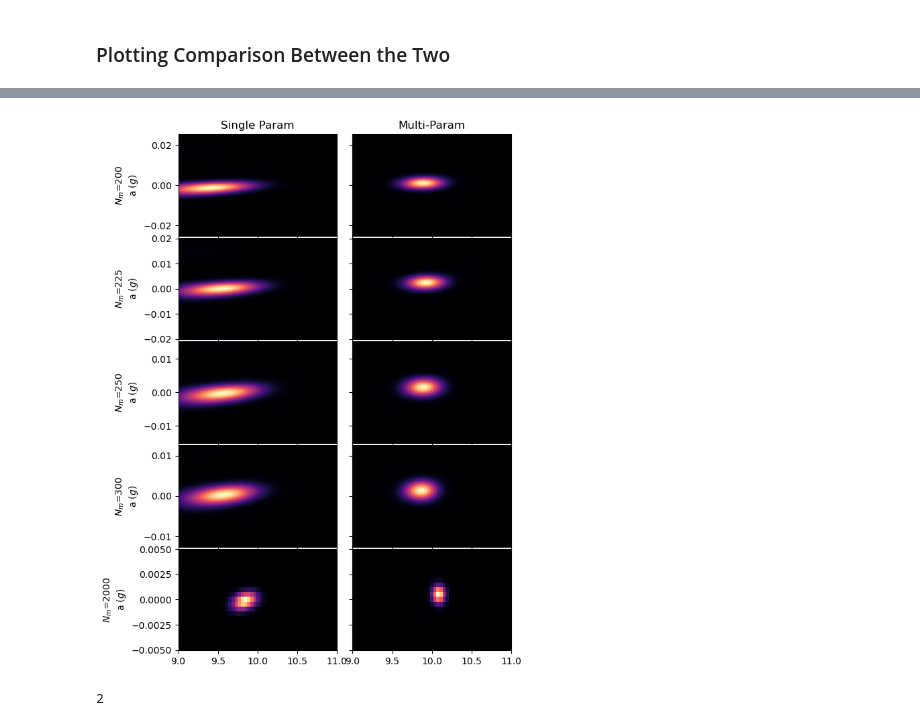
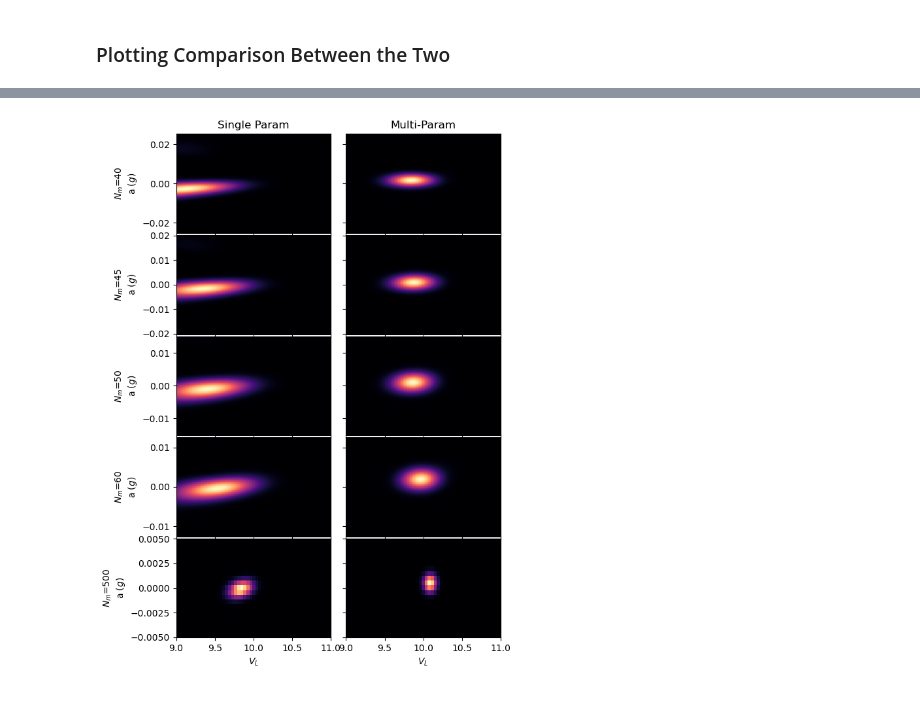
Before and after one commit to rootware/lattice_evolution, a Jupyter notebook: Python/Option1_2_comparison.ipynb, the cells around one changed output, grey strips where cells are left out. Cells and saved outputs as stored; diff of their text form; code cells hidden in the pictures.

```diff
--- a/Python/Option1_2_comparison.ipynb
+++ b/Python/Option1_2_comparison.ipynb
@@ -107,7 +111,7 @@ VList = Seq2.VList;
 
 
 
-measure_points = np.array([40,45, 50, 60]);
+measure_points = (np.array([40,45, 50, 60])/5).astype(np.int64); # add a 5 since apparently I was recording way more before lol
 min=np.array([200,210, 220, 225]);
 max = np.array([300,290, 280, 275])
 aspectarray = np.array([200,200, 200,200])
@@ -119,31 +123,35 @@ for i in range(len(measure_points)):
     im=ax.imshow(plotPaV2[measure_points[i]][min[i]:max[i]+1,:]*g/accUnit,  extent =[VList[0],VList[-1],AList[min[i]]*accUnit/g,AList[max[i]]*accUnit/g], cmap = "magma", aspect='auto')# ,  aspect=aspectarray[i]);
 
 
 max_f = 260;
 min_f = 240;
 axs[-1,0].imshow(plotPaV[-1][min_f:max_f+1] *g/accUnit,extent =[VList[0],VList[-1],AList[min_f]*accUnit/g,AList[max_f]*accUnit/g],cmap="magma", aspect="auto");
 
 axs[-1,1].imshow(plotPaV2[-1] [min_f:max_f+1]*g/accUnit,extent =[VList[0],VList[-1],AList[min_f]*accUnit/g,AList[max_f]*accUnit/g],  cmap ="magma", aspect="auto");
 
 for ax in fig.get_axes():
     ax.label_outer()
 #cols = ['Column {}'.format(col) for col in range(1, 4)]
 cols = ['Single Param', 'Multi-Param']
 rows = ['$N_m$={}'.format(5*row) for row in measure_points]
 
 #fig, axes = plt.subplots(nrows=4, ncols=3, figsize=(12, 8))
 
 for ax, col in zip(axs[0], cols):
     ax.set_title(col)
 
 for ax, row in zip(axs[:,0], rows):
     ax.set_ylabel(row+'\n'+'a $(g)$', rotation=90, size='medium')
     ax.set_xlabel("$V_L$")
 
 axs[-1,0].set_ylabel('$N_m$={}'.format(5*(len(plotPaV)-1))+'\n'+'a $(g)$', rotation=90, size='medium')
+axs[-1,0].set_xlabel("$V_L$");
+axs[-1,1].set_xlabel("$V_L$");
+
 for ax in fig.get_axes():
     ax.label_outer()
 #fig.tight_layout()
+#plt.savefig("SPvMPComparison.pdf")
 plt.show()
 # %% [output]
-[figure, old version]
+[figure, new version]
@@ -152,5 +157,0 @@ plotPaV.shape
-# %%
-if  2:
-    print(2)
-# %% [output]
-2
```
Also changed, not shown: parts of 3 cells of this notebook, 12 other files.
